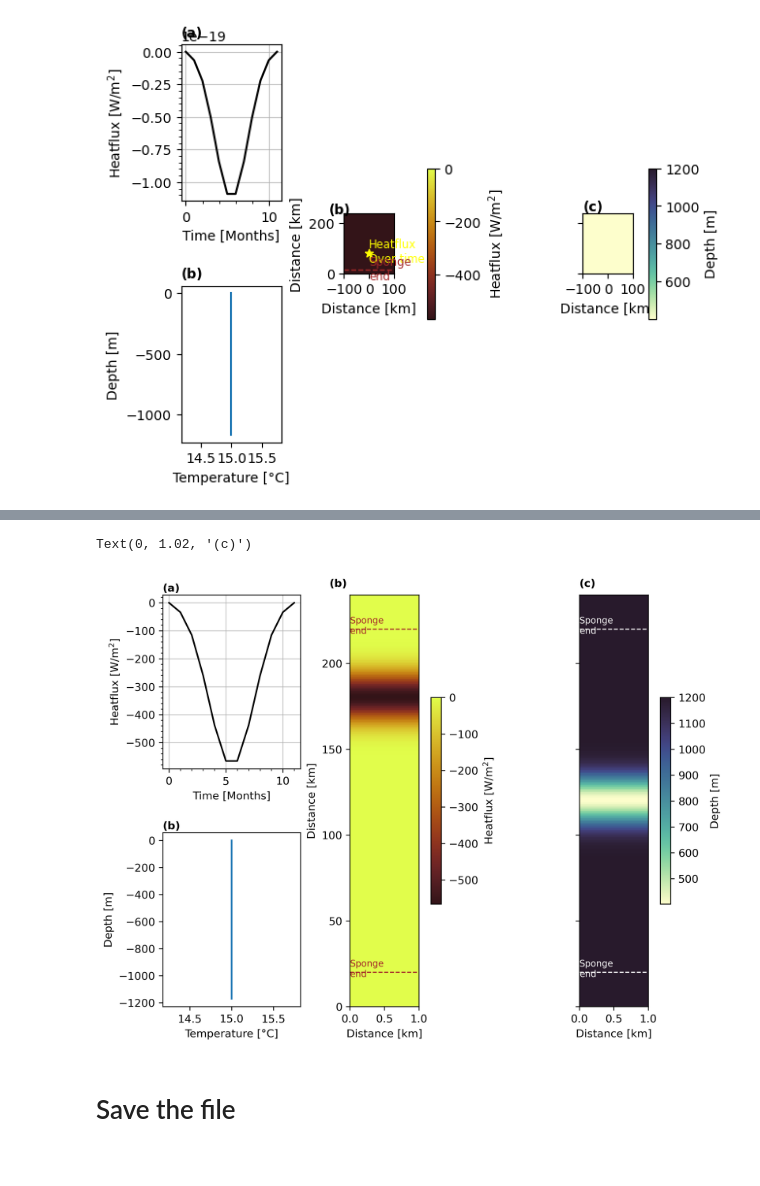
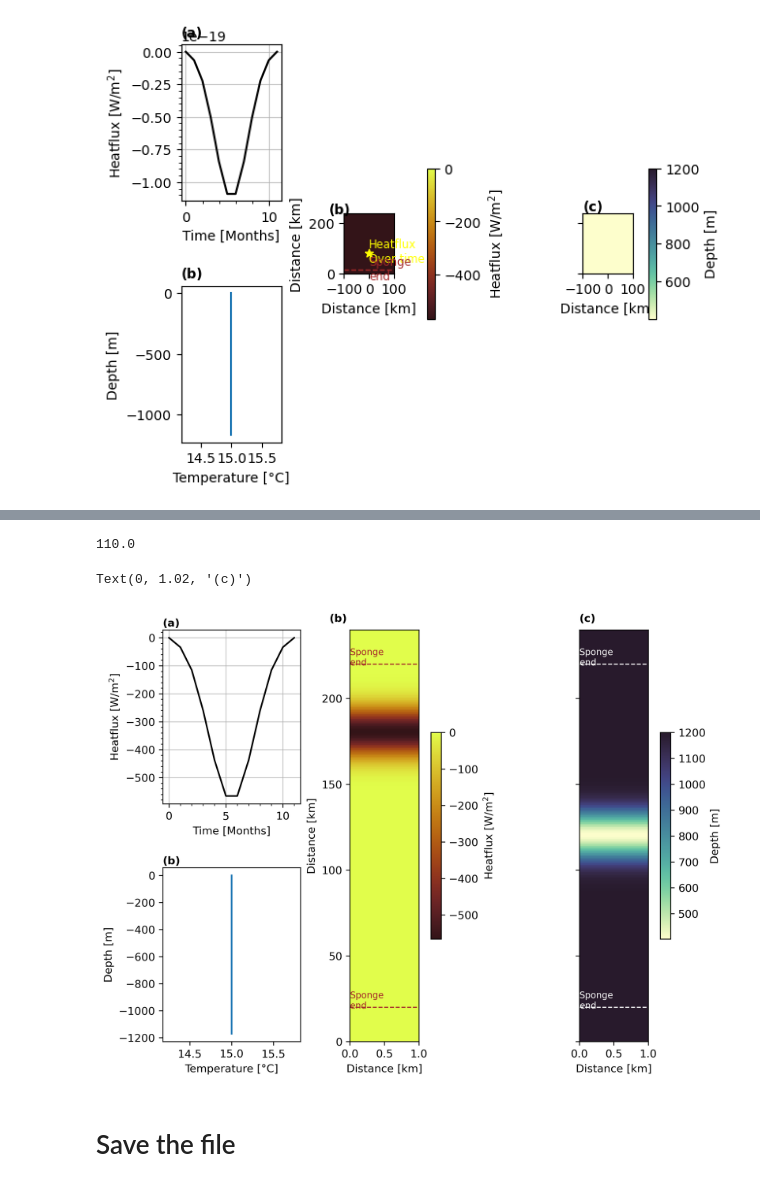
Before and after one commit to kaftkatt/IntercambioNGC, a Jupyter notebook: Scripts/GenerateData.ipynb, the cells around one changed output, grey strips where cells are left out. Cells and saved outputs as stored; diff of their text form; code cells hidden in the pictures.

```diff
--- a/Scripts/GenerateData.ipynb
+++ b/Scripts/GenerateData.ipynb
@@ -9,6 +9,6 @@ import cmocean
 import pylab as pl
 # %%
-project='Sponge'
+project='SaddlePoint'
 location='/Users/ameliaking/Proyecto/Codigo/NGC/' + str(project)
 # %%
 def write_with_byte_inversion(f, tab):
@@ -44,16 +44,16 @@ if project == 'Sponge':
     y=np.arange(0,ny*dy,dy)
     z=np.arange(0,nz*dz,dz)
 elif project =='SaddlePoint':
-    Ho=1500  # ocean depth in meters
+    Ho=1200  # ocean depth in meters
     #Sponge
-    nx=40    # number of gridpoints in x-direction
-    ny=120    # number of gridpoints in y-direction
-    nz=20     # number of gridpoints in z-direction
+    nx=1    # number of gridpoints in x-direction
+    ny=240    # number of gridpoints in y-direction
+    nz=40     # number of gridpoints in z-direction
     nt=12
 
-    dx=0.75 #km
-    dy=5  #km
-    dz=75   #m
+    dx=1 #km
+    dy=0.5  #km
+    dz=30   #m
 
     x=np.arange(0,nx*dx,dx)
     y=np.arange(0,ny*dy,dy)
@@ -408,0 +367,7 @@ int(0.75*ny)
+# %%
+params = {'font.size': 10,
+          'figure.figsize': (10, 5),
+         'font.family':'sans'}
+pl.rcParams.update(params)
+plt.rcParams['figure.dpi'] = 300
+plt.rcParams['savefig.dpi'] = 300
@@ -413,6 +413,10 @@ params = {'font.size': 10,
 pl.rcParams.update(params)
 plt.rcParams['figure.dpi'] = 300
 plt.rcParams['savefig.dpi'] = 300
+# %%
+y[220]
+# %% [output]
+110.0
 # %%
 fig3 = plt.figure(constrained_layout=True)
 gs = fig3.add_gridspec(2, 5)
@@ -452,11 +456,11 @@ ax.set_facecolor(colors[-3])
 
 
 
-ax.axhline(y[20],linestyle='dashed',c='brown',linewidth=1)
-ax.text(0,y[20]+2, 'Sponge\nend', va='center',color='brown',fontsize='small')
+ax.axhline(y[20]*2,linestyle='dashed',c='brown',linewidth=1)
+ax.text(0,(y[20]+2)*2, 'Sponge\nend', va='center',color='brown',fontsize='small')
 
-ax.axhline(y[-20],linestyle='dashed',c='brown',linewidth=1)
-ax.text(0,y[-20]+2, 'Sponge\nend', va='center',color='brown',fontsize='small')
+ax.axhline(y[-20]*2,linestyle='dashed',c='brown',linewidth=1)
+ax.text(0,(y[-20]+2)*2, 'Sponge\nend', va='center',color='brown',fontsize='small')
 
 ax.text(-0.3, 1.02, '(b)', fontweight='bold', color='k',
         transform=ax.transAxes)
@@ -464,38 +468,38 @@ ax.text(-0.3, 1.02, '(b)', fontweight='bold', color='k',
 ax = fig3.add_subplot(gs[:, 4])
 
 colors=cmocean.cm.deep(np.linspace(0, 1, 3))
 
 cax=ax.pcolormesh(-ho.T,cmap=cmocean.cm.deep)
 
-ax.axhline(y[20],linestyle='dashed',c='white',linewidth=1)
-ax.text(0,y[20]+2, 'Sponge\nend', va='center',color='white',fontsize='small')
+ax.axhline(y[20]*2,linestyle='dashed',c='white',linewidth=1)
+ax.text(0,(y[20]+2)*2, 'Sponge\nend', va='center',color='white',fontsize='small')
 
-ax.axhline(y[-20],linestyle='dashed',c='white',linewidth=1)
-ax.text(0,y[-20]+2, 'Sponge\nend', va='center',color='white',fontsize='small')
+ax.axhline(y[-20]*2,linestyle='dashed',c='white',linewidth=1)
+ax.text(0,(y[-20]+2)*2, 'Sponge\nend', va='center',color='white',fontsize='small')
 
 
 cbar= plt.colorbar(cax)
 cbar.set_label('Depth [m]')
 ax.set(xlabel='Distance [km]')
 ax.yaxis.set_tick_params(labelleft=False)
 ax.set_facecolor(colors[0])
 ax.text(0, 1.02, '(c)', fontweight='bold', color='k',
         transform=ax.transAxes)
 
 #ax = fig3.add_subplot(gs[:, 4])
 
 #cax=ax.pcolormesh(x,y,T_mask[0,:,:].T)
 #ax.axis('equal')
 #cbar= plt.colorbar(cax)
 #cbar.set_label('Restoring temperature area ')
 #ax.set(xlabel='Distance [km]')
 #ax.yaxis.set_tick_params(labelleft=False)
 
 
 #plt.savefig(str(location)+'/Figures/InputVars.png', bbox_inches='tight')
 # %% [output]
 Text(0, 1.02, '(c)')
-[figure, old version]
+[figure, new version]
 # %% [markdown]
 # Save the file
 # %%
```
Also changed, not shown: parts of 11 cells of this notebook, 5 other files.
